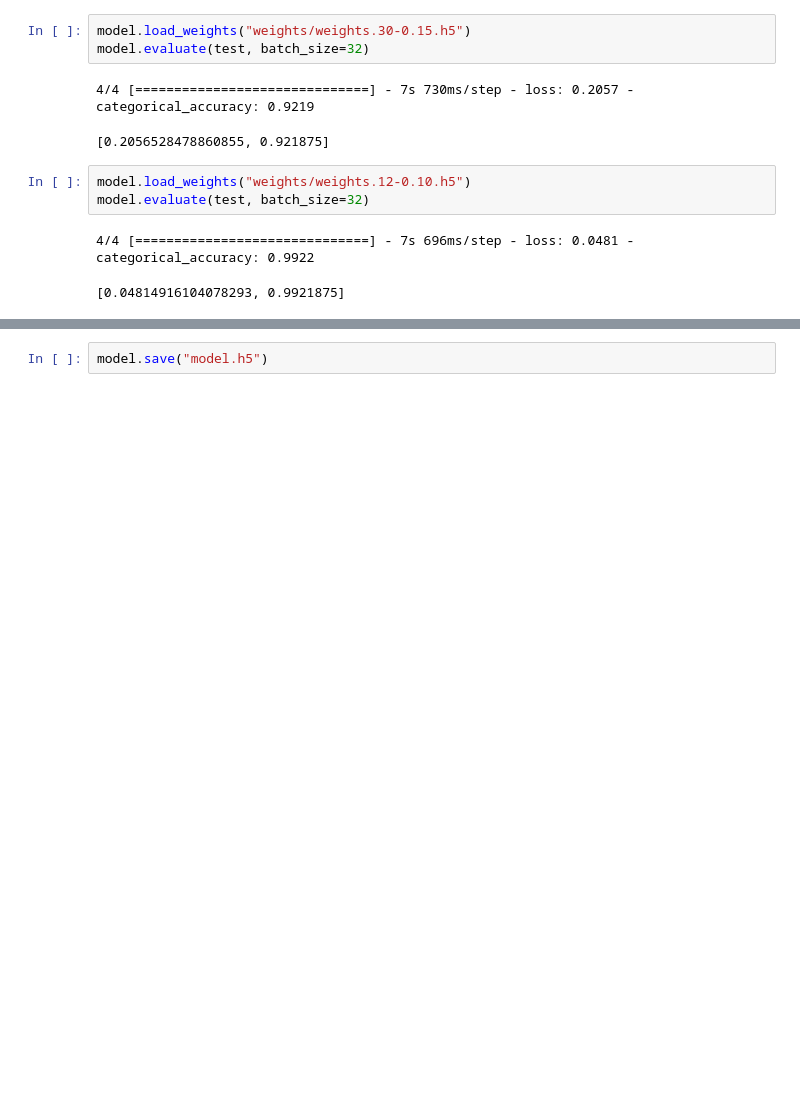
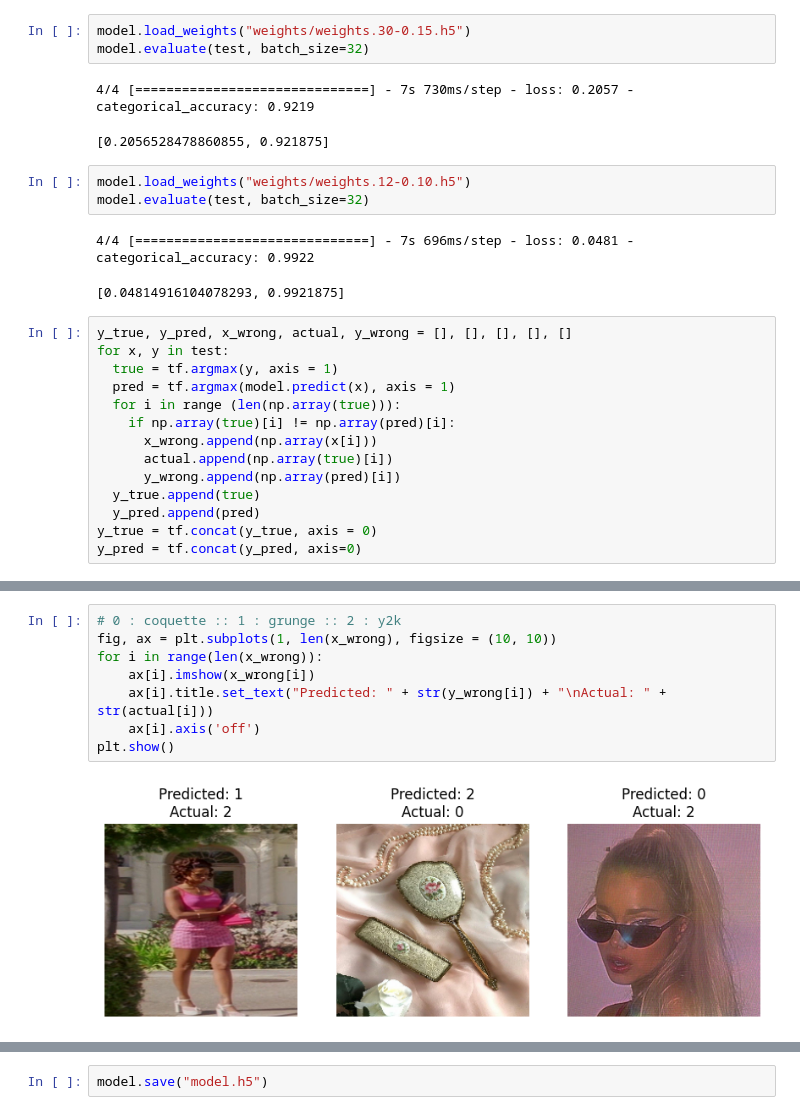
Before and after one commit to ashlxyzhang/core, a Jupyter notebook: x_core.ipynb, the cells around one changed output, grey strips where cells are left out. Drawn from its saved outputs; the diff is of its cells as text; blank space fills up the shorter version.

Commit message:
metrics for final model

```diff
--- a/x_core.ipynb
+++ b/x_core.ipynb
@@ -236,3 +236,17 @@ model.evaluate(test, batch_size=32)
 # %% [output]
 4/4 [==============================] - 7s 696ms/step - loss: 0.0481 - categorical_accuracy: 0.9922
 [0.04814916104078293, 0.9921875]
+# %%
+y_true, y_pred, x_wrong, actual, y_wrong = [], [], [], [], []
+for x, y in test:
+  true = tf.argmax(y, axis = 1)
+  pred = tf.argmax(model.predict(x), axis = 1)
+  for i in range (len(np.array(true))):
+    if np.array(true)[i] != np.array(pred)[i]:
+      x_wrong.append(np.array(x[i]))
+      actual.append(np.array(true)[i])
+      y_wrong.append(np.array(pred)[i])
+  y_true.append(true)
+  y_pred.append(pred)
+y_true = tf.concat(y_true, axis = 0)
+y_pred = tf.concat(y_pred, axis=0)
@@ -238,0 +258,10 @@ model.evaluate(test, batch_size=32)
+# %%
+# 0 : coquette :: 1 : grunge :: 2 : y2k
+fig, ax = plt.subplots(1, len(x_wrong), figsize = (10, 10))
+for i in range(len(x_wrong)):
+    ax[i].imshow(x_wrong[i])
+    ax[i].title.set_text("Predicted: " + str(y_wrong[i]) + "\nActual: " + str(actual[i]))
+    ax[i].axis('off')
+plt.show()
+# %% [output]
+[figure, added]
```
Also changed, not shown: parts of 3 cells of this notebook, 1 other file.
